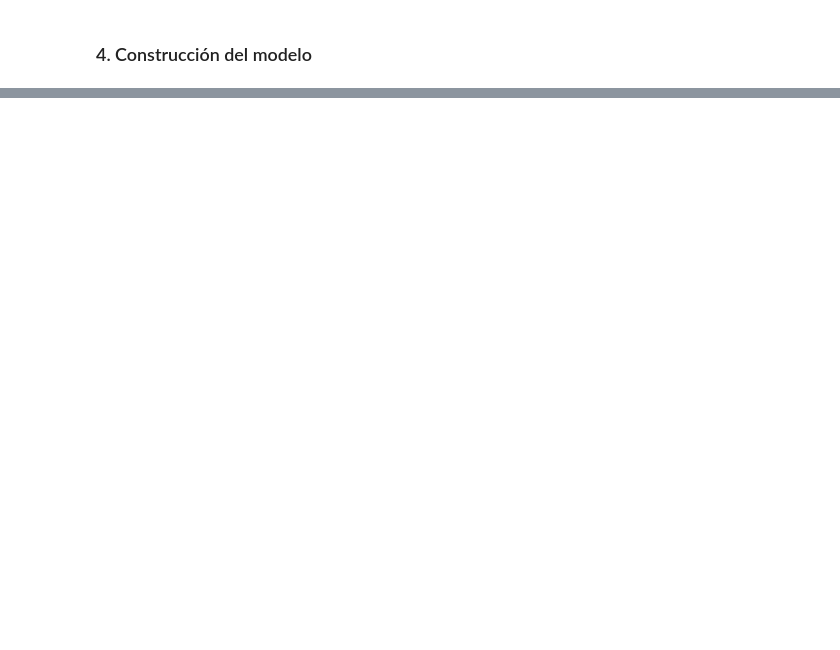
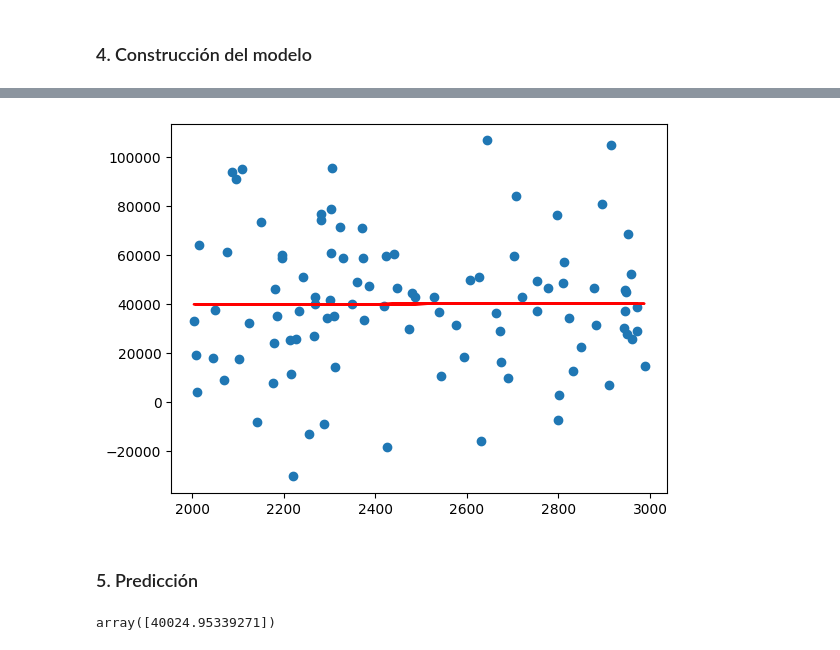
Before and after one commit to jjimvar/Machine-Learning, a Jupyter notebook: Aprendizaje supervisado/RegresionLineal.ipynb, the cells around one changed output, grey strips where cells are left out. Drawn from its saved outputs; the diff is of its cells as text; code cells hidden in the pictures; blank space fills up the shorter version.

```diff
--- a/Aprendizaje supervisado/RegresionLineal.ipynb
+++ b/Aprendizaje supervisado/RegresionLineal.ipynb
@@ -95,0 +95,4 @@ lin_reg.score(df["Equipos_afectados"].values.reshape(-1, 1), df["Coste"].values)
+# %%
+#Desarrollo y evaluación del modelo
+lin2=sm.OLS(df["Coste"].values,sm.add_constant(df["Equipos_afectados"].values.reshape(-1, 1))).fit()
+print(lin2.summary())
@@ -95,0 +117,8 @@ lin_reg.score(df["Equipos_afectados"].values.reshape(-1, 1), df["Coste"].values)
+# %%
+ypred2=lin2.predict()
+# %%
+plt.scatter(df["Equipos_afectados"], df["Coste"],)
+plt.plot(df["Equipos_afectados"], ypred2, "red")
+plt.show()
+# %% [output]
+[figure, added]
@@ -95,0 +129,6 @@ lin_reg.score(df["Equipos_afectados"].values.reshape(-1, 1), df["Coste"].values)
+# %% [markdown]
+### 5. Predicción
+# %%
+y_new
+# %% [output]
+array([40024.95339271])
```
Also changed, not shown: parts of 15 cells of this notebook.
